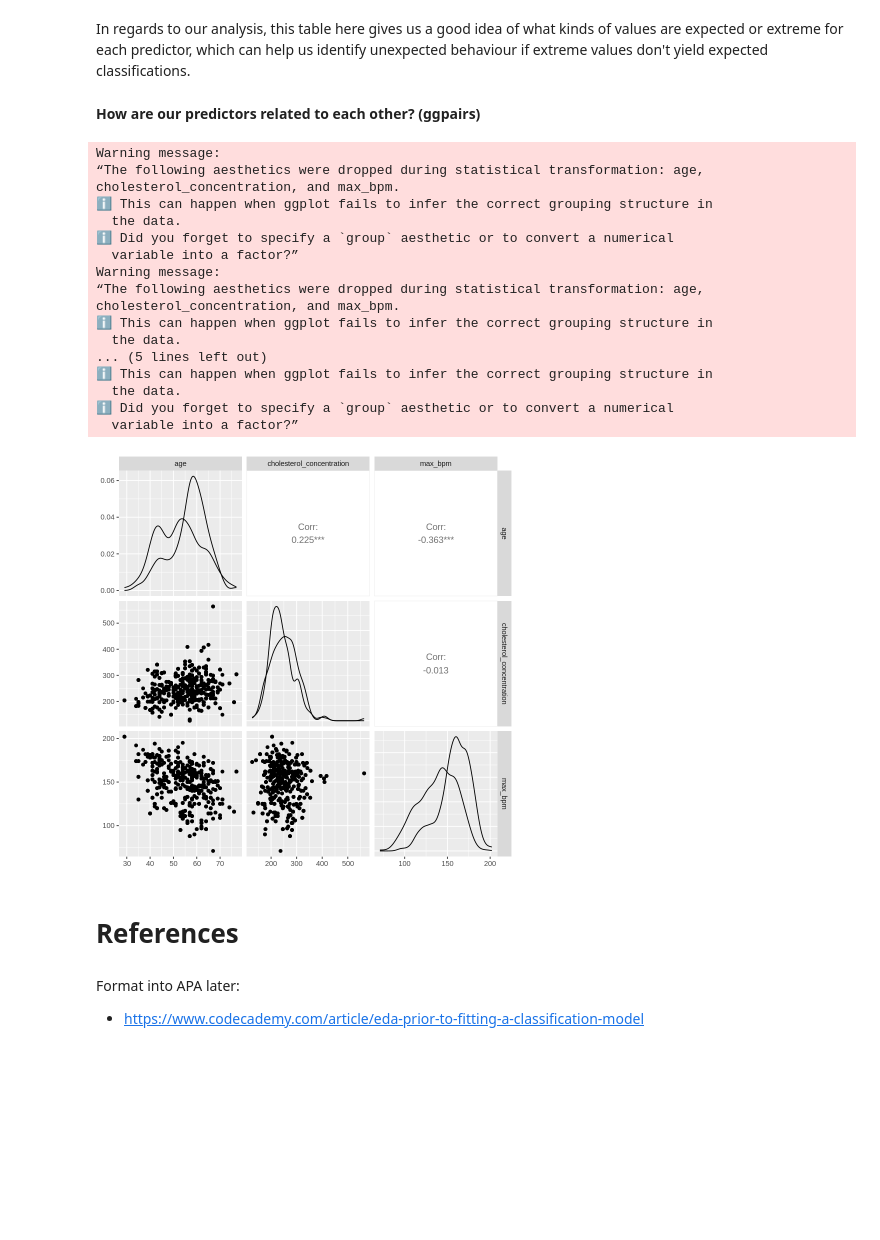
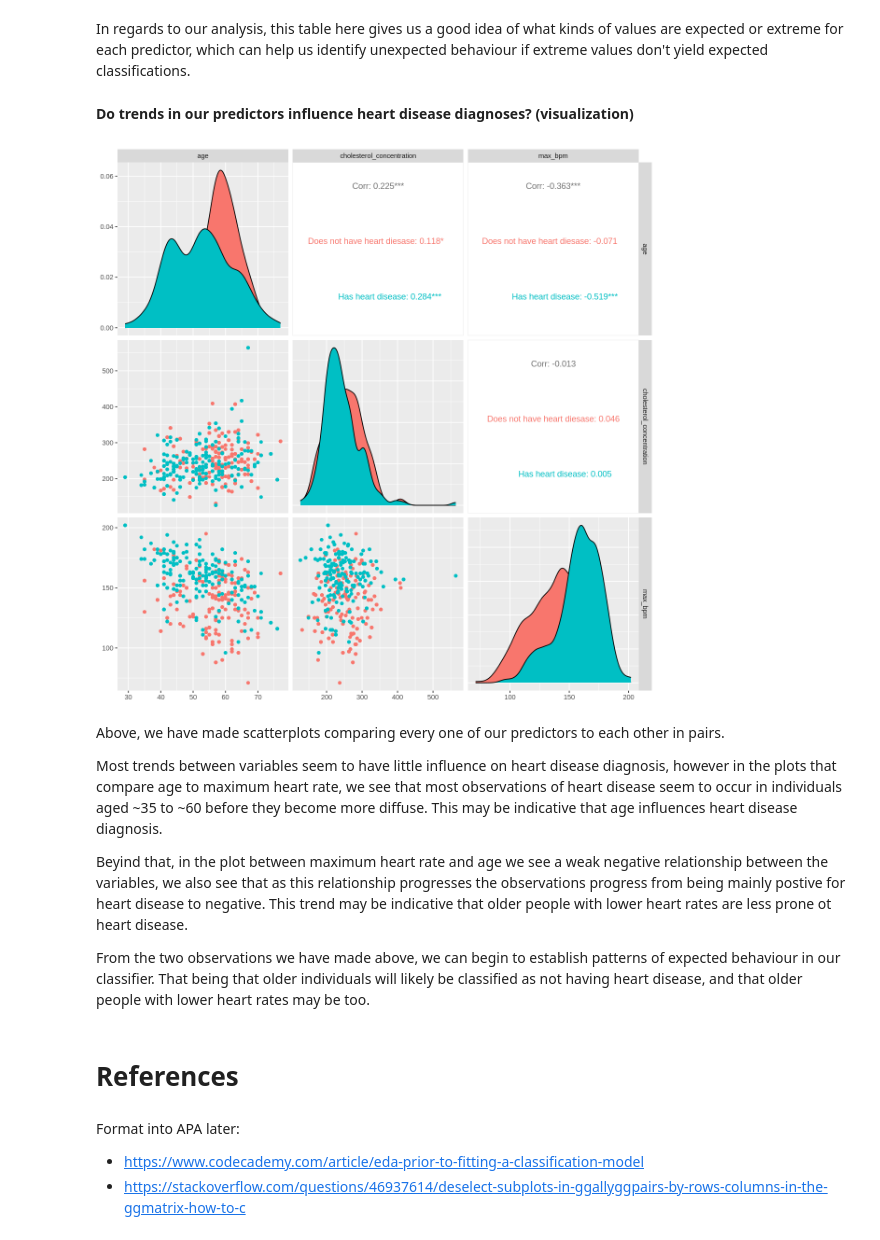
Before and after one commit to dislasriv/Heart-Disease-Data-Analysis, a Jupyter notebook: ProjectReport.ipynb, the cells around one changed output. Drawn from its saved outputs; the diff is of its cells as text; code cells hidden in the pictures; blank space fills up the shorter version.

```diff
--- a/ProjectReport.ipynb
+++ b/ProjectReport.ipynb
@@ -105,32 +106,26 @@ A tibble: 3 × 4
 # %% [markdown]
 In regards to our analysis, this table here gives us a good idea of what kinds of values are expected or extreme for each predictor, which can help us identify unexpected behaviour if extreme values don't yield expected classifications.
 # %% [markdown]
-**How are our predictors related to each other? (ggpairs)**
+**Do trends in our predictors influence heart disease diagnoses? (visualization)**
 # %%
-pair_plot <- select(training_set, -diagnosis) |>
-             ggpairs(training_set)
+options(repr.plot.width = 10, repr.plot.height = 10)
+pair_plot <-  mutate(training_set, diagnosis = fct_recode(diagnosis, "Has heart disease" = "Yes",
+                                                          "Does not have heart diesase" = "No")) |>
+               ggpairs(aes(color = diagnosis), columns = 1:3)
 pair_plot
 # %% [output]
-Warning message:
-“The following aesthetics were dropped during statistical transformation: age,
-cholesterol_concentration, and max_bpm.
-ℹ This can happen when ggplot fails to infer the correct grouping structure in
-  the data.
-ℹ Did you forget to specify a `group` aesthetic or to convert a numerical
-  variable into a factor?”
-Warning message:
-“The following aesthetics were dropped during statistical transformation: age,
-cholesterol_concentration, and max_bpm.
-ℹ This can happen when ggplot fails to infer the correct grouping structure in
-  the data.
-... (5 lines left out)
-ℹ This can happen when ggplot fails to infer the correct grouping structure in
-  the data.
-ℹ Did you forget to specify a `group` aesthetic or to convert a numerical
-  variable into a factor?”
-[figure, old version]
+[figure, new version]
+# %% [markdown]
+Above, we have made scatterplots comparing every one of our predictors to each other in pairs.
+
+Most trends between variables seem to have little influence on heart disease diagnosis, however in the plots that compare age to maximum heart rate, we see that most observations of heart disease seem to occur in individuals aged ~35 to ~60 before they become more diffuse. This may be indicative that age influences heart disease diagnosis.
+
+Beyind that, in the plot between maximum heart rate and age we see a weak negative relationship between the variables, we also see that as this relationship progresses the observations progress from being mainly postive for heart disease to negative. This trend may be indicative that older people with lower heart rates are less prone ot heart disease.
+
+From the two observations we have made above, we can begin to establish patterns of expected behaviour in our classifier. That being that older individuals will likely be classified as not having heart disease, and that older people with lower heart rates may be too.
 # %% [markdown]
 # References
 # %% [markdown]
 Format into APA later:
 - https://www.codecademy.com/article/eda-prior-to-fitting-a-classification-model
+- https://stackoverflow.com/questions/46937614/deselect-subplots-in-ggallyggpairs-by-rows-columns-in-the-ggmatrix-how-to-c
```
Also changed, not shown: parts of 1 cell of this notebook.
